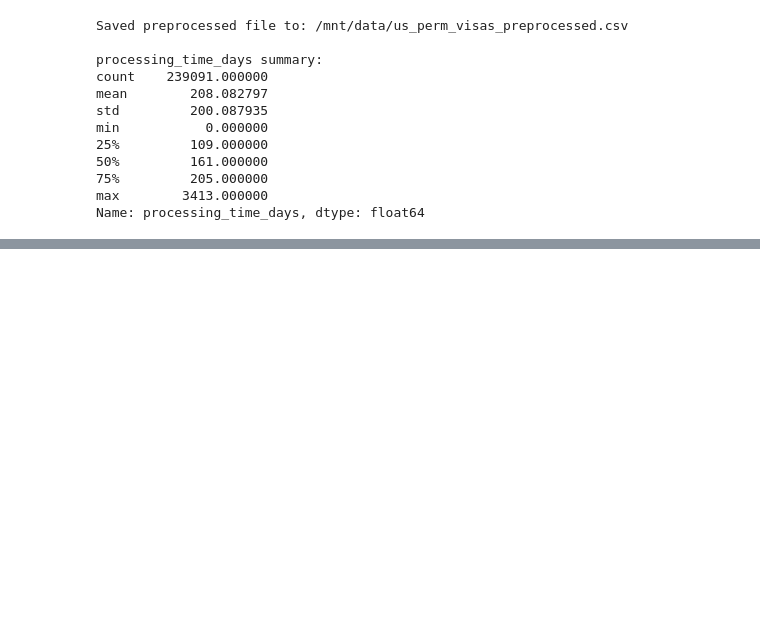
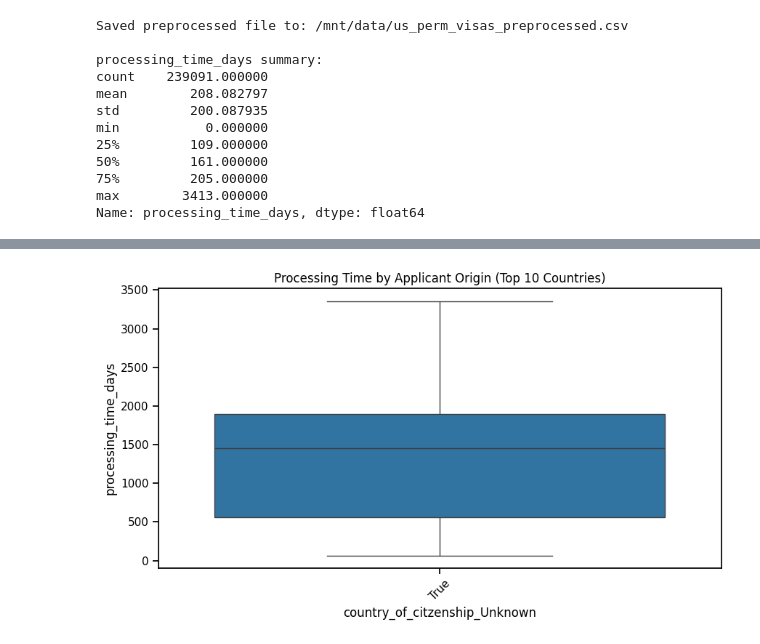
Before and after one commit to helixcoder/visa-processing-project, a Jupyter notebook: visa_project.ipynb, the cells around one changed output, grey strips where cells are left out. Saved outputs shown, nothing was run; the diff lists cells and outputs as text; code cells hidden in the pictures; blank space fills up the shorter version.

```diff
--- a/visa_project.ipynb
+++ b/visa_project.ipynb
@@ -243,0 +291,16 @@ files.download(OUTPUT_PATH)
+# %%
+region_col = next((c for c in df.columns if 'country' in c.lower()), None)
+
+if region_col:
+    top_regions = df[region_col].value_counts().head(10).index
+    region_df = df[df[region_col].isin(top_regions)]
+
+    plt.figure(figsize=(10,5))
+    sns.boxplot(data=region_df, x=region_col, y='processing_time_days')
+    plt.xticks(rotation=45)
+    plt.title("Processing Time by Applicant Origin (Top 10 Countries)")
+    plt.show()
+else:
+    print("Region column not found")
+# %% [output]
+[figure, added]
```
Also changed, not shown: parts of 8 cells of this notebook, 1 other file.
